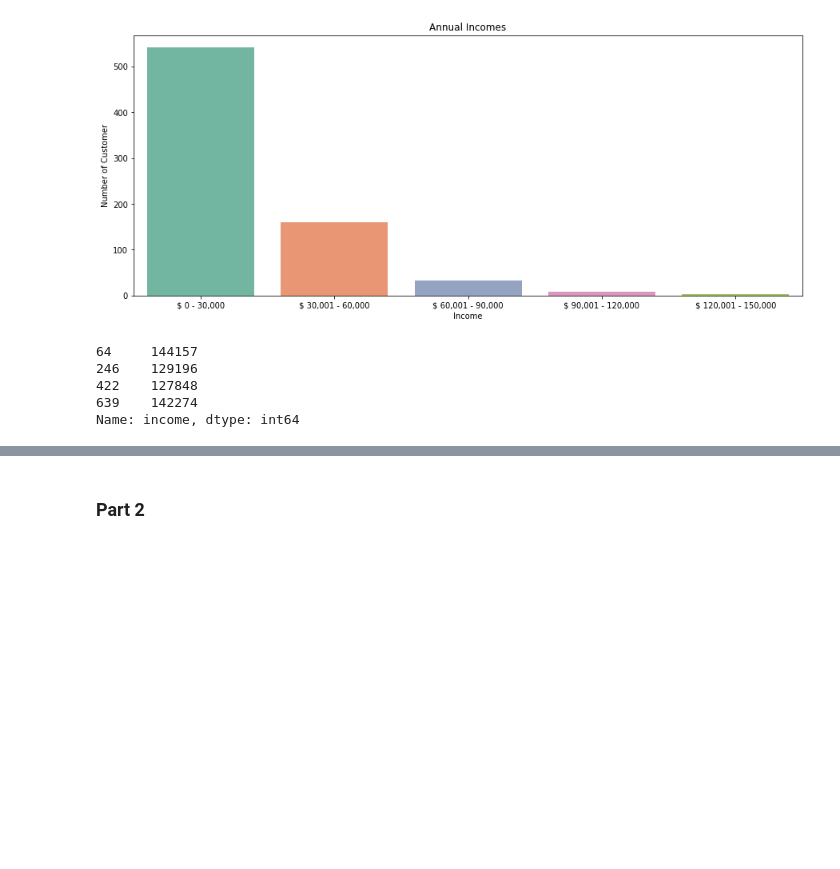
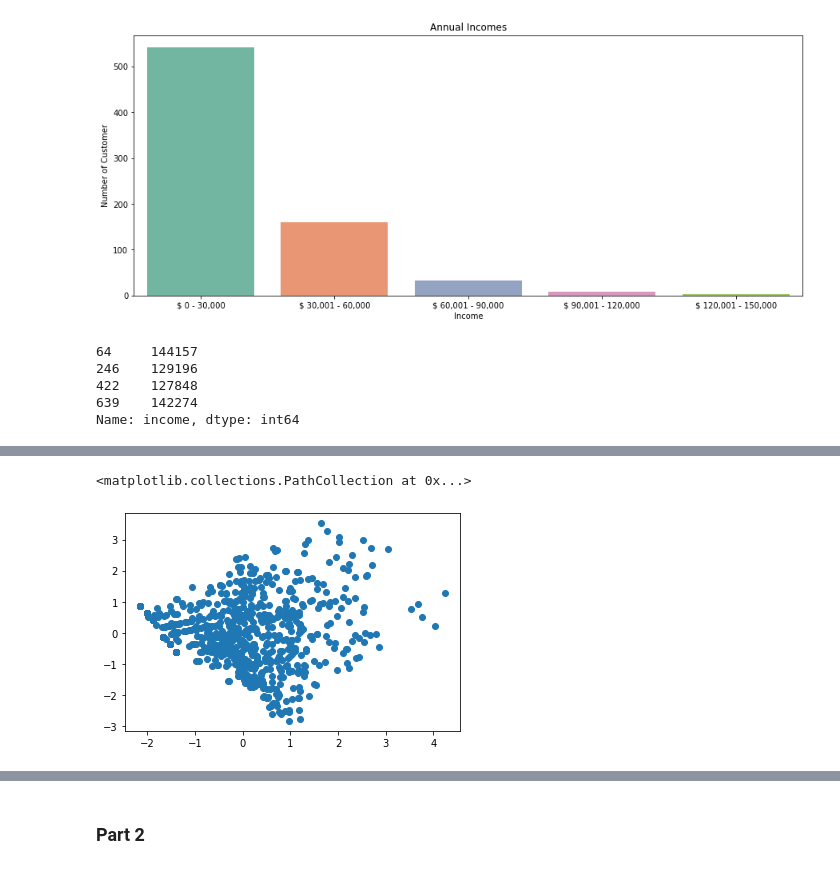
Before and after one commit to emre-bolcakan/miniproject-III, a Jupyter notebook: mini-project-III.ipynb, the cells around one changed output, grey strips where cells are left out. Saved outputs shown, nothing was run; the diff lists cells and outputs as text; code cells hidden in the pictures; blank space fills up the shorter version.

```diff
--- a/mini-project-III.ipynb
+++ b/mini-project-III.ipynb
@@ -246,0 +321,5 @@ plt.show()
+# %%
+plt.scatter(pca[:, 0], pca[:, 1])
+# %% [output]
+<matplotlib.collections.PathCollection at 0x...>
+[figure, added]
```
Also changed, not shown: parts of 21 cells of this notebook, 3 other files.
